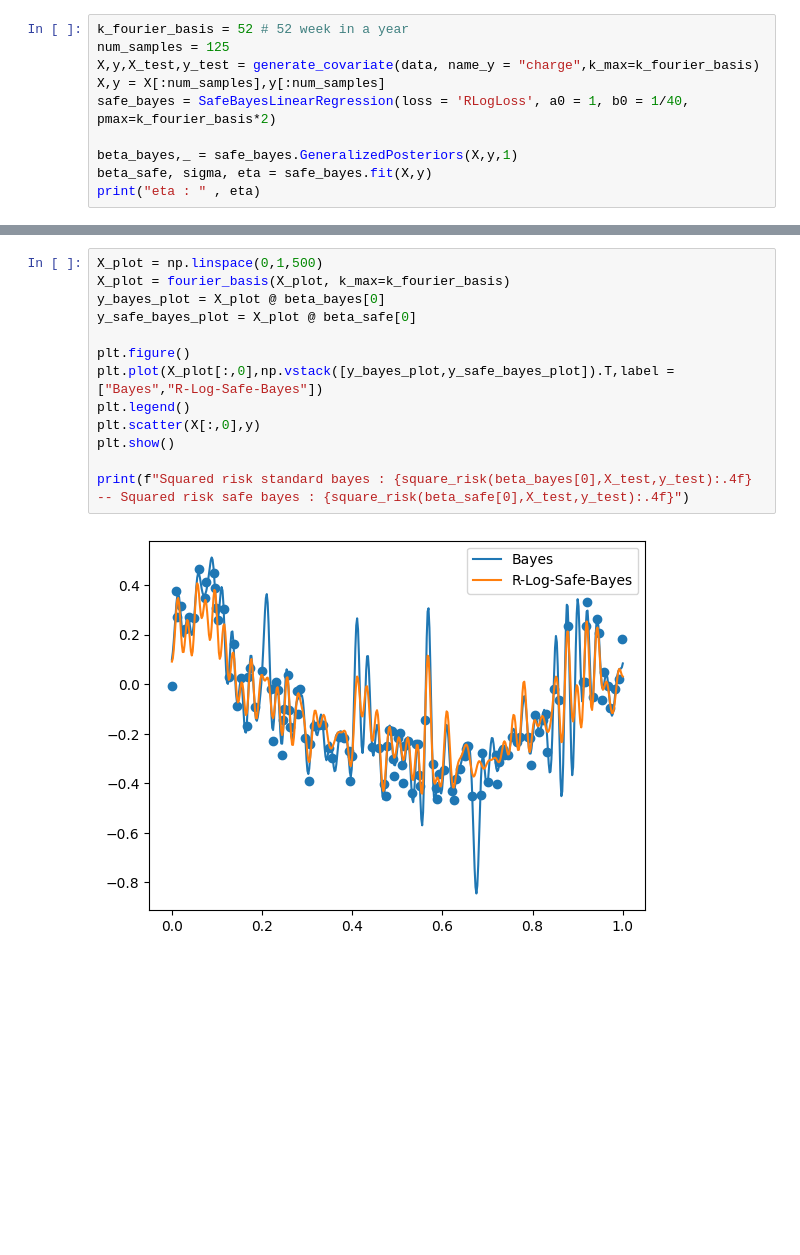
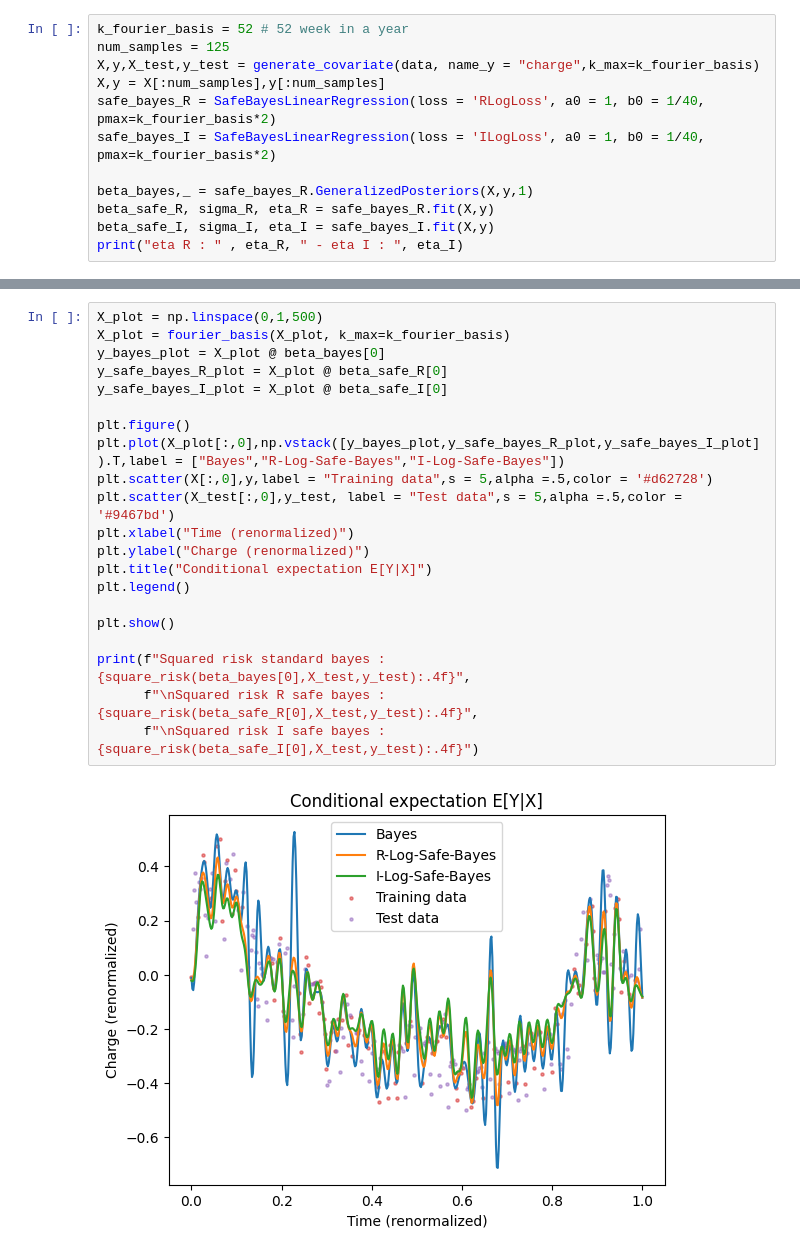
Before and after one commit to meilame-tayebjee/SafeBayes, a Jupyter notebook: experiment_real_data.ipynb, the cells around one changed output, grey strips where cells are left out. Saved outputs shown, nothing was run; the diff lists cells and outputs as text; blank space fills up the shorter version.

Commit message:
Cleaning experiment on real data

```diff
--- a/experiment_real_data.ipynb
+++ b/experiment_real_data.ipynb
@@ -167,9 +62,11 @@ k_fourier_basis = 52 # 52 week in a year
 num_samples = 125
 X,y,X_test,y_test = generate_covariate(data, name_y = "charge",k_max=k_fourier_basis)
 X,y = X[:num_samples],y[:num_samples]
-safe_bayes = SafeBayesLinearRegression(loss = 'RLogLoss', a0 = 1, b0 = 1/40, pmax=k_fourier_basis*2)
+safe_bayes_R = SafeBayesLinearRegression(loss = 'RLogLoss', a0 = 1, b0 = 1/40, pmax=k_fourier_basis*2)
+safe_bayes_I = SafeBayesLinearRegression(loss = 'ILogLoss', a0 = 1, b0 = 1/40, pmax=k_fourier_basis*2)
 
-beta_bayes,_ = safe_bayes.GeneralizedPosteriors(X,y,1)
-beta_safe, sigma, eta = safe_bayes.fit(X,y)
-print("eta : " , eta)
+beta_bayes,_ = safe_bayes_R.GeneralizedPosteriors(X,y,1)
+beta_safe_R, sigma_R, eta_R = safe_bayes_R.fit(X,y)
+beta_safe_I, sigma_I, eta_I = safe_bayes_I.fit(X,y)
+print("eta R : " , eta_R, " - eta I : ", eta_I)
 # %% [output]
@@ -177,15 +74,23 @@ eta :  0.1088188204120155
 # %%
 X_plot = np.linspace(0,1,500)
 X_plot = fourier_basis(X_plot, k_max=k_fourier_basis)
 y_bayes_plot = X_plot @ beta_bayes[0]
-y_safe_bayes_plot = X_plot @ beta_safe[0]
+y_safe_bayes_R_plot = X_plot @ beta_safe_R[0]
+y_safe_bayes_I_plot = X_plot @ beta_safe_I[0]
 
 plt.figure()
-plt.plot(X_plot[:,0],np.vstack([y_bayes_plot,y_safe_bayes_plot]).T,label = ["Bayes","R-Log-Safe-Bayes"])
+plt.plot(X_plot[:,0],np.vstack([y_bayes_plot,y_safe_bayes_R_plot,y_safe_bayes_I_plot]).T,label = ["Bayes","R-Log-Safe-Bayes","I-Log-Safe-Bayes"])
+plt.scatter(X[:,0],y,label = "Training data",s = 5,alpha =.5,color = '#d62728')
+plt.scatter(X_test[:,0],y_test, label = "Test data",s = 5,alpha =.5,color = '#9467bd')
+plt.xlabel("Time (renormalized)")
+plt.ylabel("Charge (renormalized)")
+plt.title("Conditional expectation E[Y|X]")
 plt.legend()
-plt.scatter(X[:,0],y)
+
 plt.show()
 
-print(f"Squared risk standard bayes : {square_risk(beta_bayes[0],X_test,y_test):.4f} -- Squared risk safe bayes : {square_risk(beta_safe[0],X_test,y_test):.4f}")
+print(f"Squared risk standard bayes : {square_risk(beta_bayes[0],X_test,y_test):.4f}",
+      f"\nSquared risk R safe bayes : {square_risk(beta_safe_R[0],X_test,y_test):.4f}",
+      f"\nSquared risk I safe bayes : {square_risk(beta_safe_I[0],X_test,y_test):.4f}")
 # %% [output]
-[figure, old version]
+[figure, new version]
```
Also changed, not shown: parts of 14 cells of this notebook, 1 other file.
